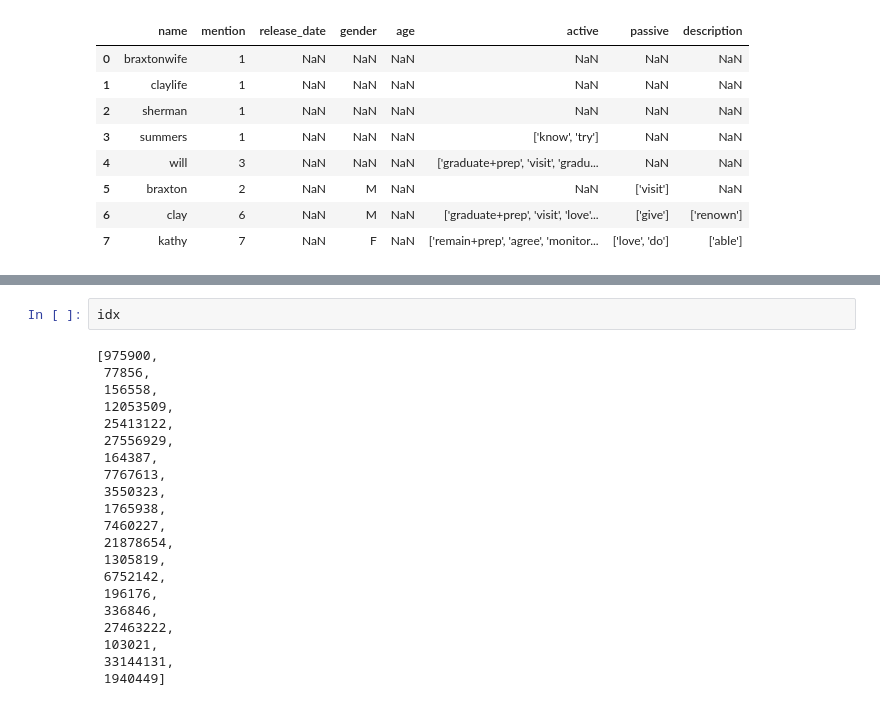
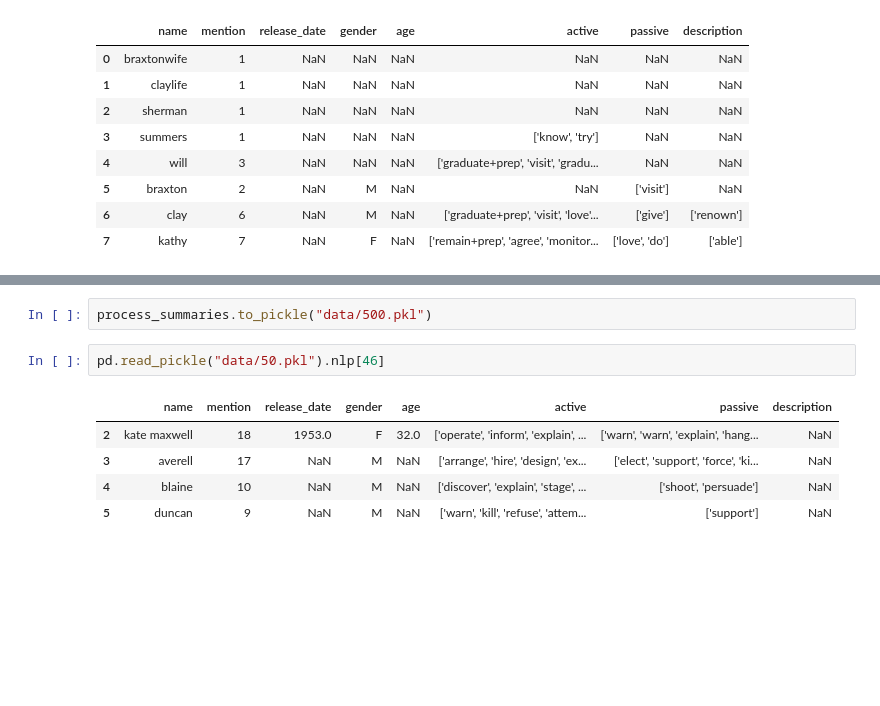
Before and after one commit to epfl-ada/ada-2022-project-error141, a Jupyter notebook: data_exploration_final.ipynb, the cells around one changed output, grey strips where cells are left out. Drawn from its saved outputs; the diff is of its cells as text; blank space fills up the shorter version.

```diff
--- a/data_exploration_final.ipynb
+++ b/data_exploration_final.ipynb
@@ -1340,23 +1371,10 @@ process_summaries.nlp[0]
-# %%
-idx
-# %% [output]
-[975900,
- 77856,
- 156558,
- 12053509,
- 25413122,
- 27556929,
- 164387,
- 7767613,
- 3550323,
- 1765938,
- 7460227,
- 21878654,
- 1305819,
- 6752142,
- 196176,
- 336846,
- 27463222,
- 103021,
- 33144131,
- 1940449]
+# %%
+process_summaries.to_pickle("data/500.pkl")
+# %%
+pd.read_pickle("data/50.pkl").nlp[46]
+# %% [output]
+|  | name | mention | release_date | gender | age | active | passive | description |
+| 2 | kate maxwell | 18 | 1953.0 | F | 32.0 | ['operate', 'inform', 'explain', ... | ['warn', 'warn', 'explain', 'hang... | NaN |
+| 3 | averell | 17 | NaN | M | NaN | ['arrange', 'hire', 'design', 'ex... | ['elect', 'support', 'force', 'ki... | NaN |
+| 4 | blaine | 10 | NaN | M | NaN | ['discover', 'explain', 'stage', ... | ['shoot', 'persuade'] | NaN |
+| 5 | duncan | 9 | NaN | M | NaN | ['warn', 'kill', 'refuse', 'attem... | ['support'] | NaN |
```
Also changed, not shown: parts of 17 cells of this notebook, 1 other file.
